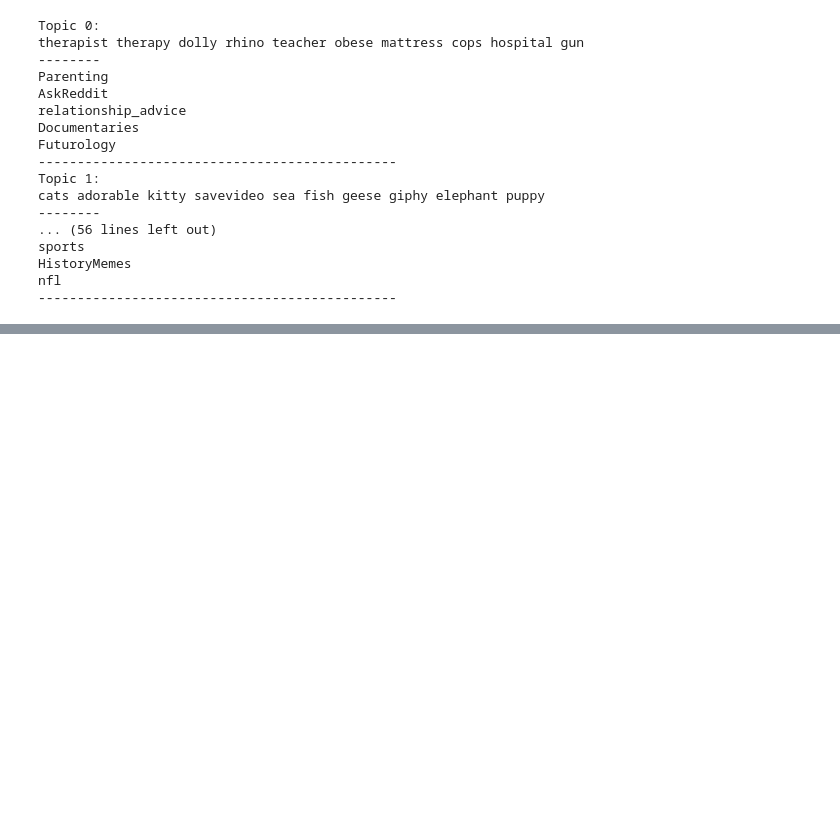
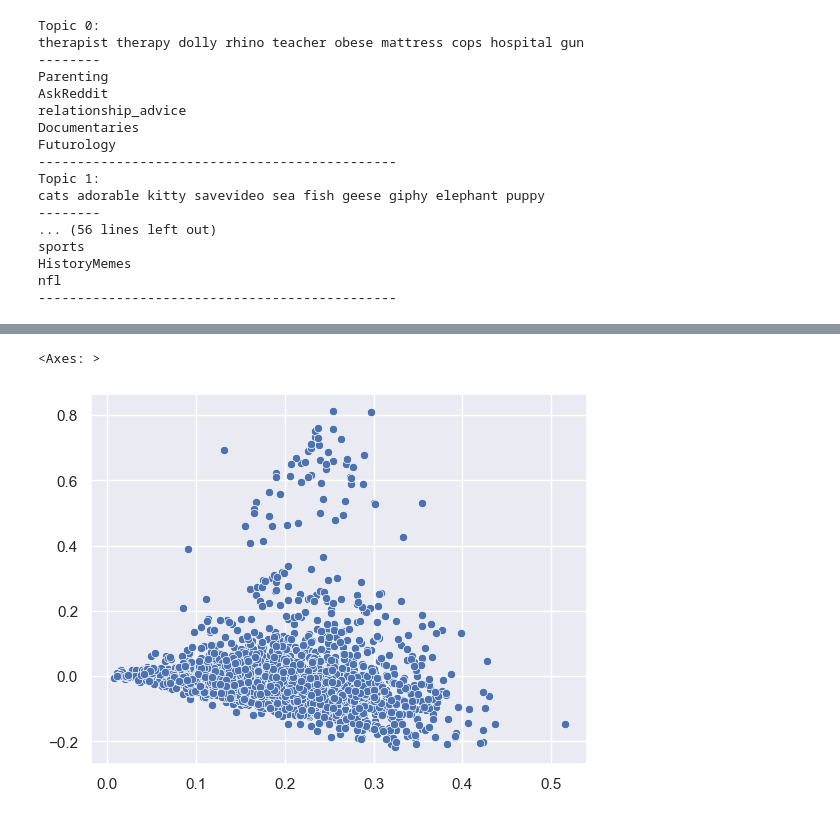
Before and after one commit to Data-Science-for-Linguists-2024/subreddit-clustering, a Jupyter notebook: notebooks/clustering.ipynb, the cells around one changed output, grey strips where cells are left out. Cells and saved outputs as stored; diff of their text form; code cells hidden in the pictures; blank space fills up the shorter version.

```diff
--- a/notebooks/clustering.ipynb
+++ b/notebooks/clustering.ipynb
@@ -307,0 +326,3 @@ nfl
+# %%
+comments_2500 = pd.read_pickle("../private/top_2500_processed.pkl")
+comments_2500.head()
@@ -307,0 +336,10 @@ nfl
+# %%
+subreddits_2500 = comments_2500[["subreddit", "text", "num_tokens", "num_types", "ttr", "avg_word_len"]].groupby("subreddit").agg(
+    subreddit=("subreddit", "first"),
+    text=("text", "\n".join),
+    total_tokens=("num_tokens", "sum"),
+    avg_tokens=("num_tokens", "mean"),
+    ttr=("ttr", "mean"),
+    avg_word_len=("avg_word_len", "mean"),
+).reset_index(drop=True)
+subreddits_2500.head()
@@ -307,0 +353,10 @@ nfl
+# %%
+vectorizer3 = TfidfVectorizer(max_features=10000, min_df=2, max_df=0.5, stop_words="english")
+subreddits_tfidf_2500 = vectorizer3.fit_transform(subreddits_2500.text)
+# %%
+svd_model_2500 = TruncatedSVD(n_components=2)
+subreddits_svd_2500 = svd_model_2500.fit_transform(subreddits_tfidf_2500)
+sns.scatterplot(x=subreddits_svd_2500[:, 0], y=subreddits_svd_2500[:, 1])
+# %% [output]
+<Axes: >
+[figure, added]
```
Also changed, not shown: parts of 12 cells of this notebook.
